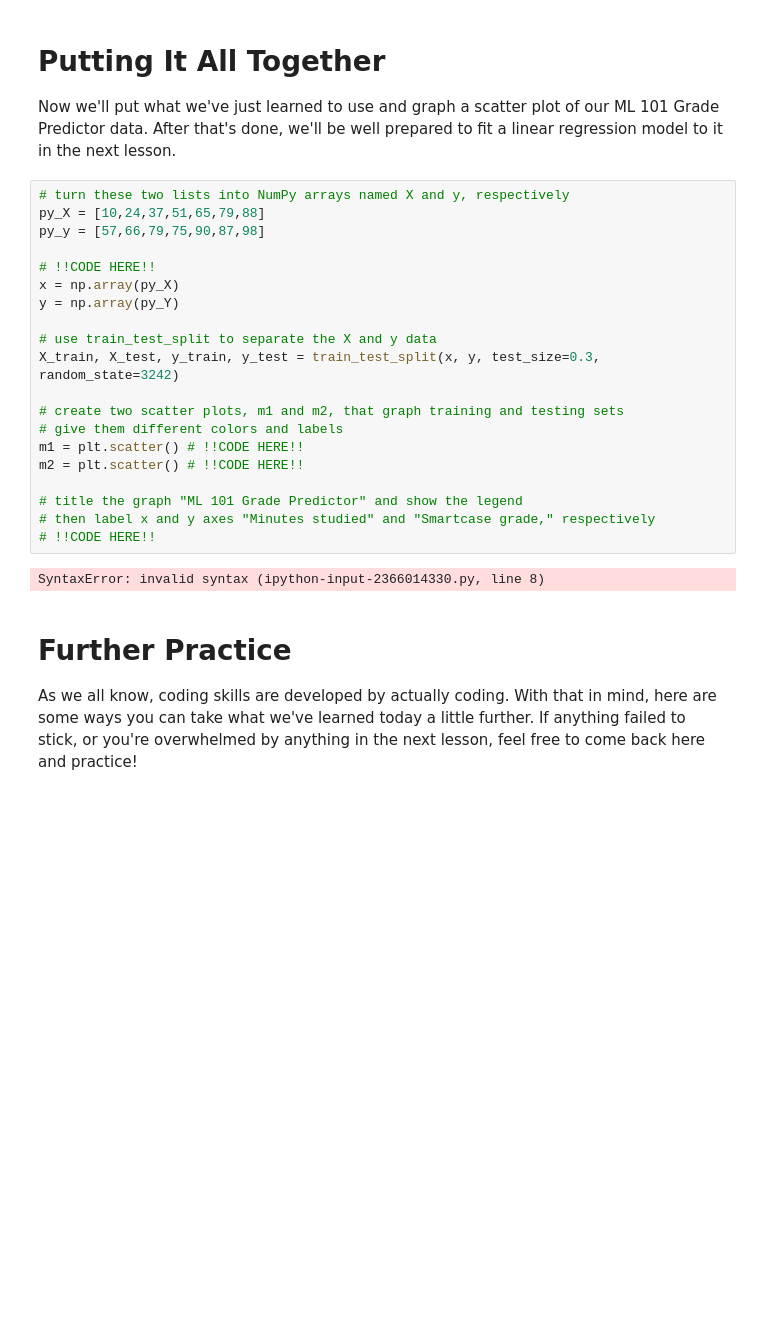
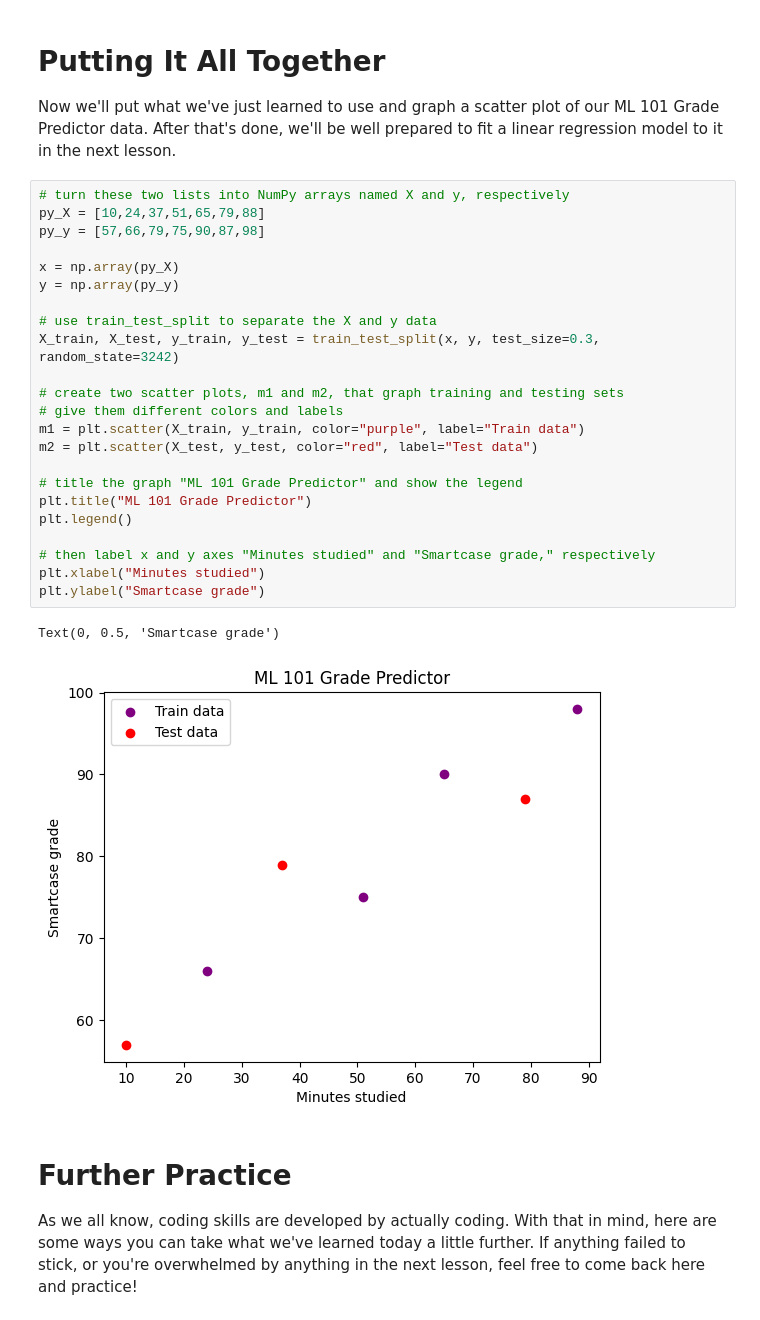
Before and after one commit to bipesh/AJSDemo, a Jupyter notebook: ML101/ToJupyterAndBeyond.ipynb, the cells around one changed output. Saved outputs shown, nothing was run; the diff lists cells and outputs as text; blank space fills up the shorter version.

```diff
--- a/ML101/ToJupyterAndBeyond.ipynb
+++ b/ML101/ToJupyterAndBeyond.ipynb
@@ -244,25 +244,29 @@ Now we'll put what we've just learned to use and graph a scatter plot of our ML
 # %%
 # turn these two lists into NumPy arrays named X and y, respectively
 py_X = [10,24,37,51,65,79,88]
 py_y = [57,66,79,75,90,87,98]
 
-# !!CODE HERE!!
 x = np.array(py_X)
-y = np.array(py_Y)
+y = np.array(py_y)
 
 # use train_test_split to separate the X and y data
 X_train, X_test, y_train, y_test = train_test_split(x, y, test_size=0.3, random_state=3242)
 
 # create two scatter plots, m1 and m2, that graph training and testing sets
 # give them different colors and labels
-m1 = plt.scatter() # !!CODE HERE!!
-m2 = plt.scatter() # !!CODE HERE!!
+m1 = plt.scatter(X_train, y_train, color="purple", label="Train data")
+m2 = plt.scatter(X_test, y_test, color="red", label="Test data")
 
 # title the graph "ML 101 Grade Predictor" and show the legend
+plt.title("ML 101 Grade Predictor")
+plt.legend()
+
 # then label x and y axes "Minutes studied" and "Smartcase grade," respectively
-# !!CODE HERE!!
+plt.xlabel("Minutes studied")
+plt.ylabel("Smartcase grade")
 # %% [output]
-SyntaxError: invalid syntax (ipython-input-2366014330.py, line 8)
+Text(0, 0.5, 'Smartcase grade')
+[figure, added]
 # %% [markdown]
 # Further Practice
 
```
